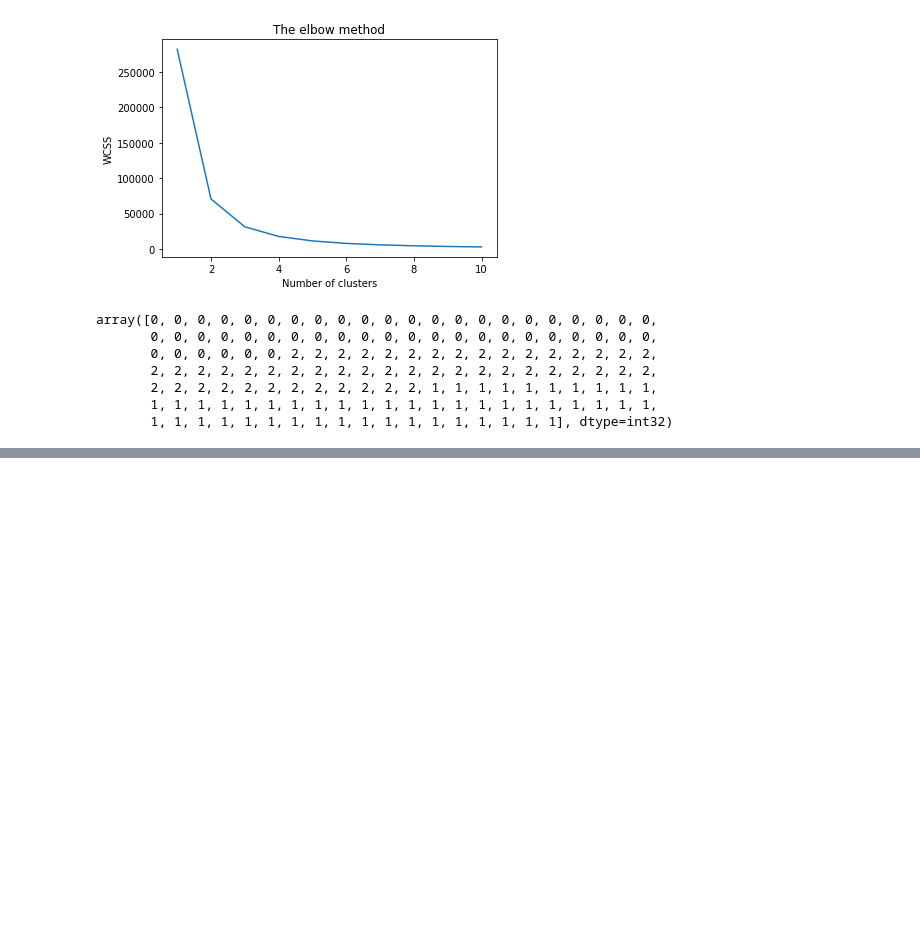
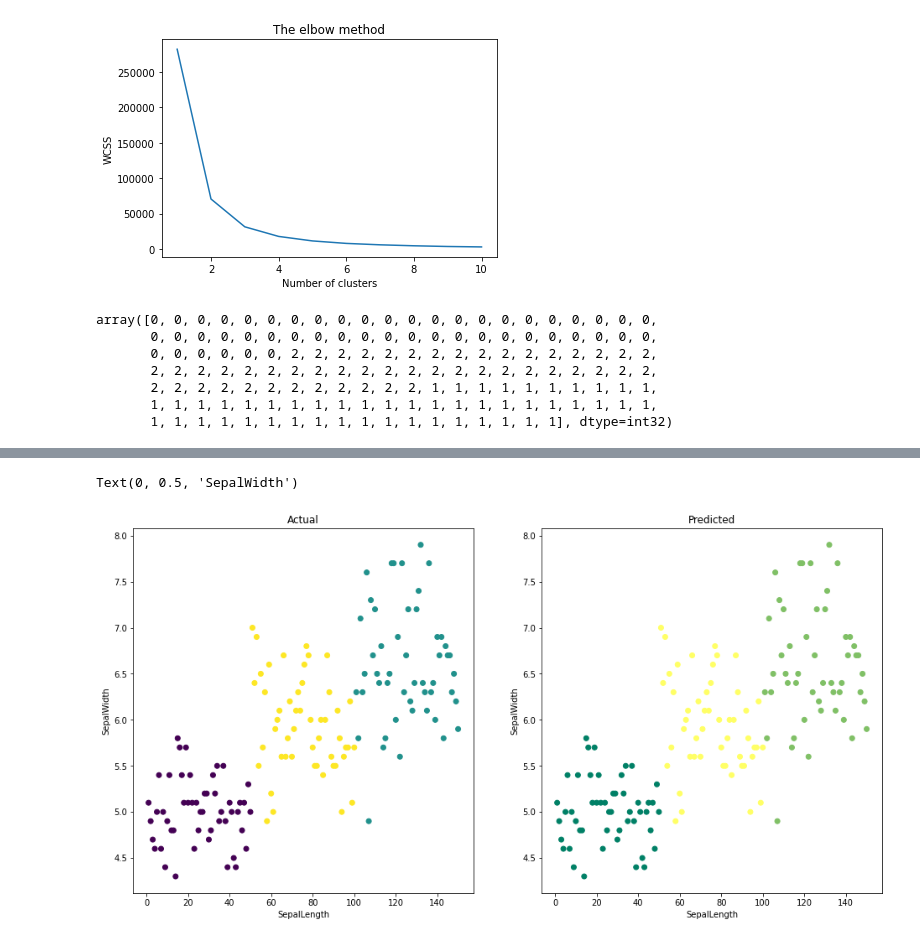
Before and after one commit to Dheer08/Intern-Sparks-Foundation, a Jupyter notebook: Task 2/Task 2 .ipynb, the cells around one changed output, grey strips where cells are left out. Drawn from its saved outputs; the diff is of its cells as text; code cells hidden in the pictures; blank space fills up the shorter version.

```diff
--- a/Task 2/Task 2 .ipynb
+++ b/Task 2/Task 2 .ipynb
@@ -55,0 +81,14 @@ plt.legend()
+# %%
+#plotting the actual and predicted values
+fig,axes = plt.subplots(1, 2, figsize=(16,8))
+axes[0].scatter(X[:, 0], X[:, 1], c=y_predict, cmap='viridis')
+axes[1].scatter(X[:, 0], X[:, 1], c=kmeans.labels_, cmap='summer')
+axes[0].set_title('Actual')
+axes[1].set_title('Predicted')
+axes[0].set_xlabel('SepalLength')
+axes[0].set_ylabel('SepalWidth')
+axes[1].set_xlabel('SepalLength')
+axes[1].set_ylabel('SepalWidth')
+# %% [output]
+Text(0, 0.5, 'SepalWidth')
+[figure, added]
```
Also changed, not shown: parts of 9 cells of this notebook, 1 other file.
